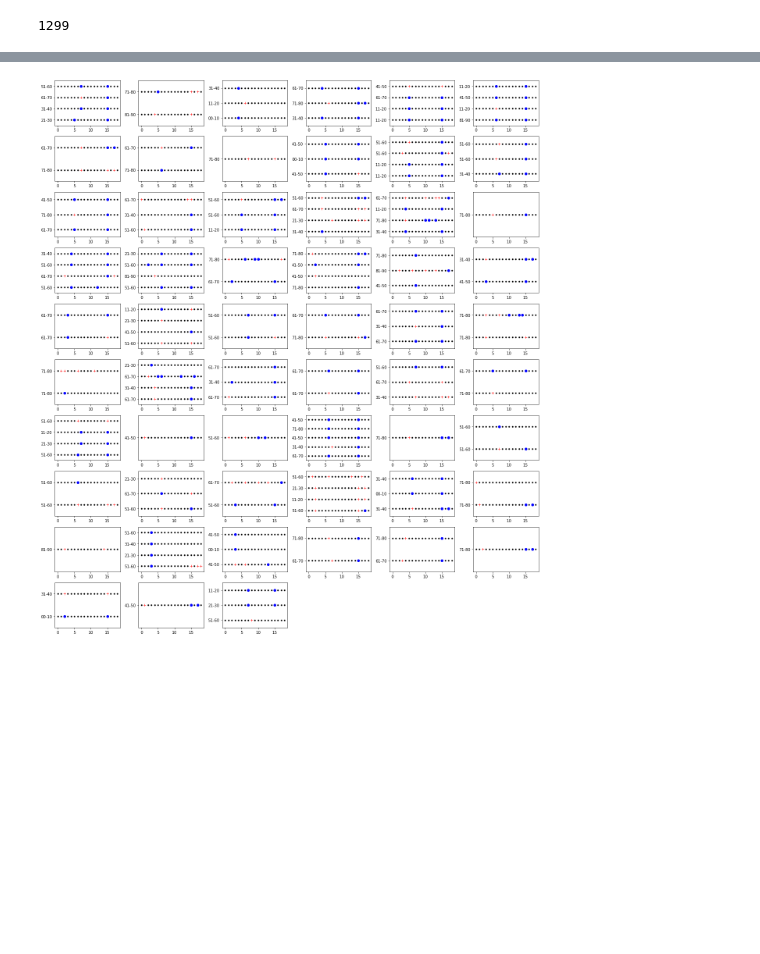
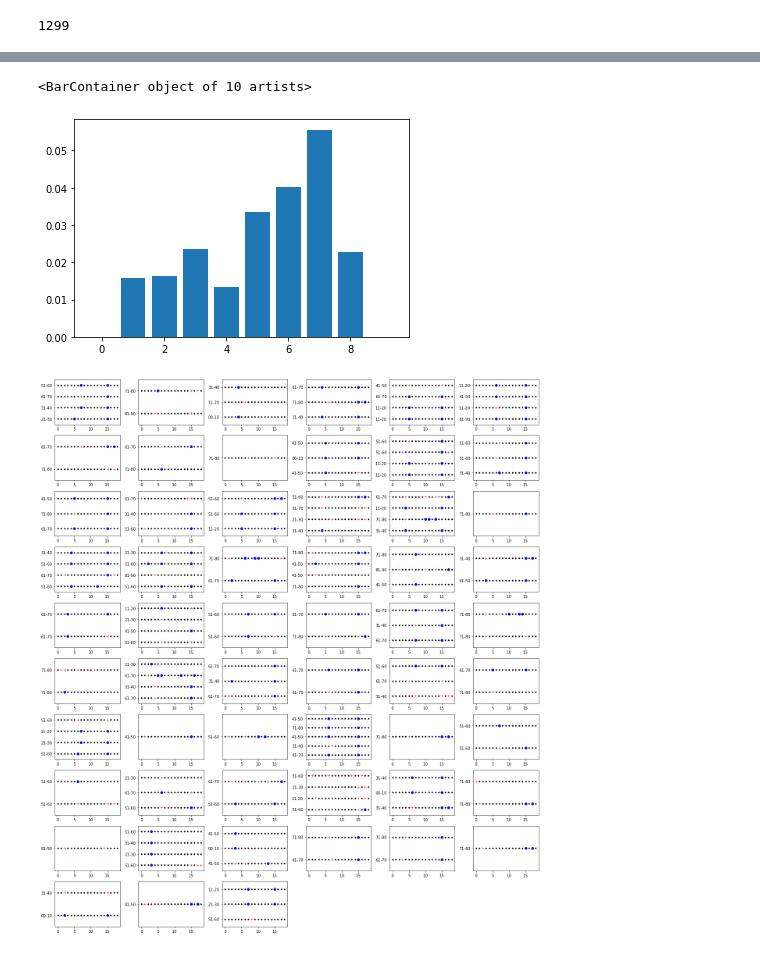
Before and after one commit to JBHilton/covid-19-in-households-public, a Jupyter notebook: examples/vo/vo_plots.ipynb, the cells around one changed output, grey strips where cells are left out. Cells and saved outputs as stored; diff of their text form; code cells hidden in the pictures; blank space fills up the shorter version.

```diff
--- a/examples/vo/vo_plots.ipynb
+++ b/examples/vo/vo_plots.ipynb
@@ -82,0 +110,5 @@ for hid in hhids:
+# %%
+plt.bar(np.arange(0,len(npos)),npos/nsamp)
+# %% [output]
+<BarContainer object of 10 artists>
+[figure, added]
```
Also changed, not shown: parts of 22 cells of this notebook, 1 other file.
